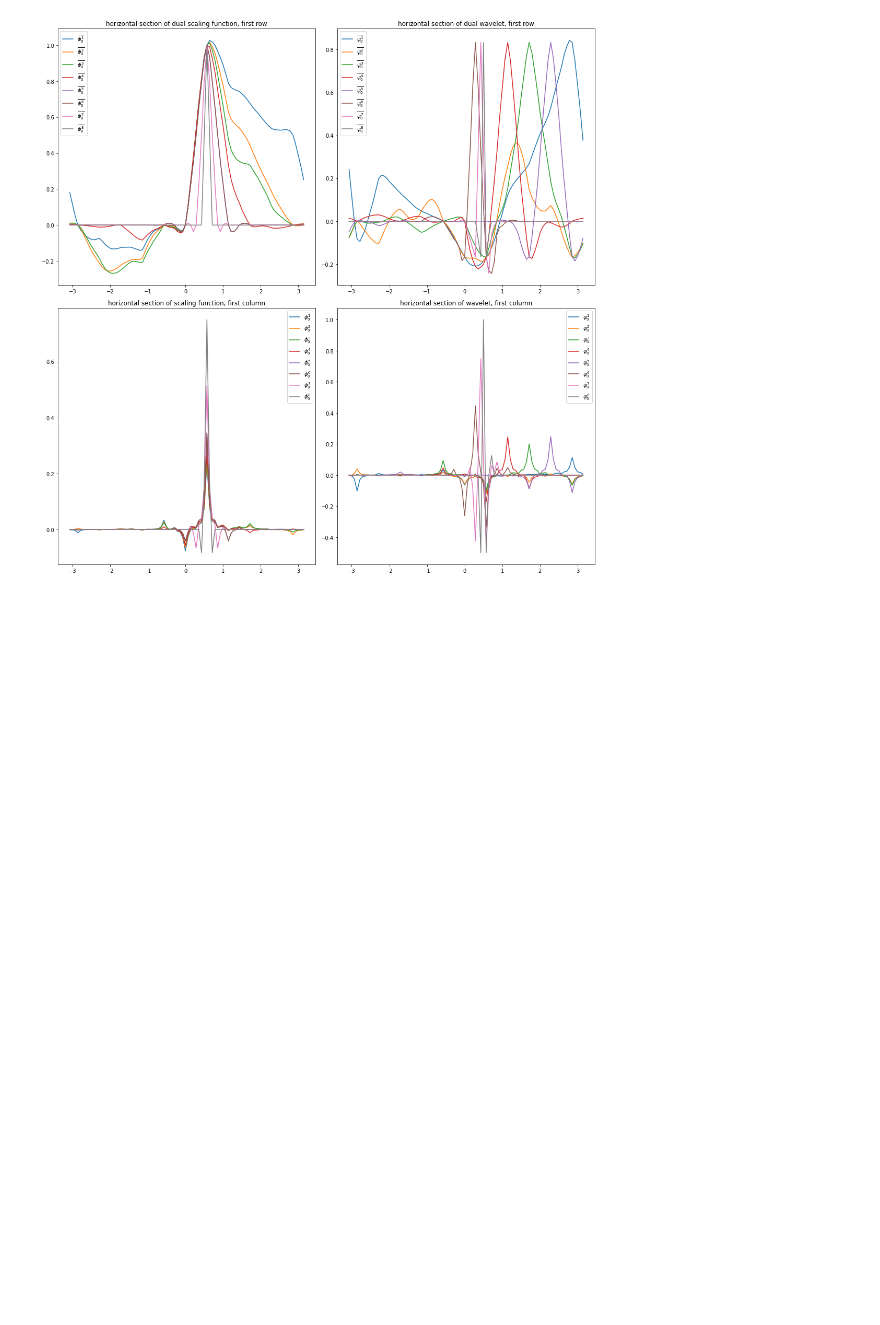
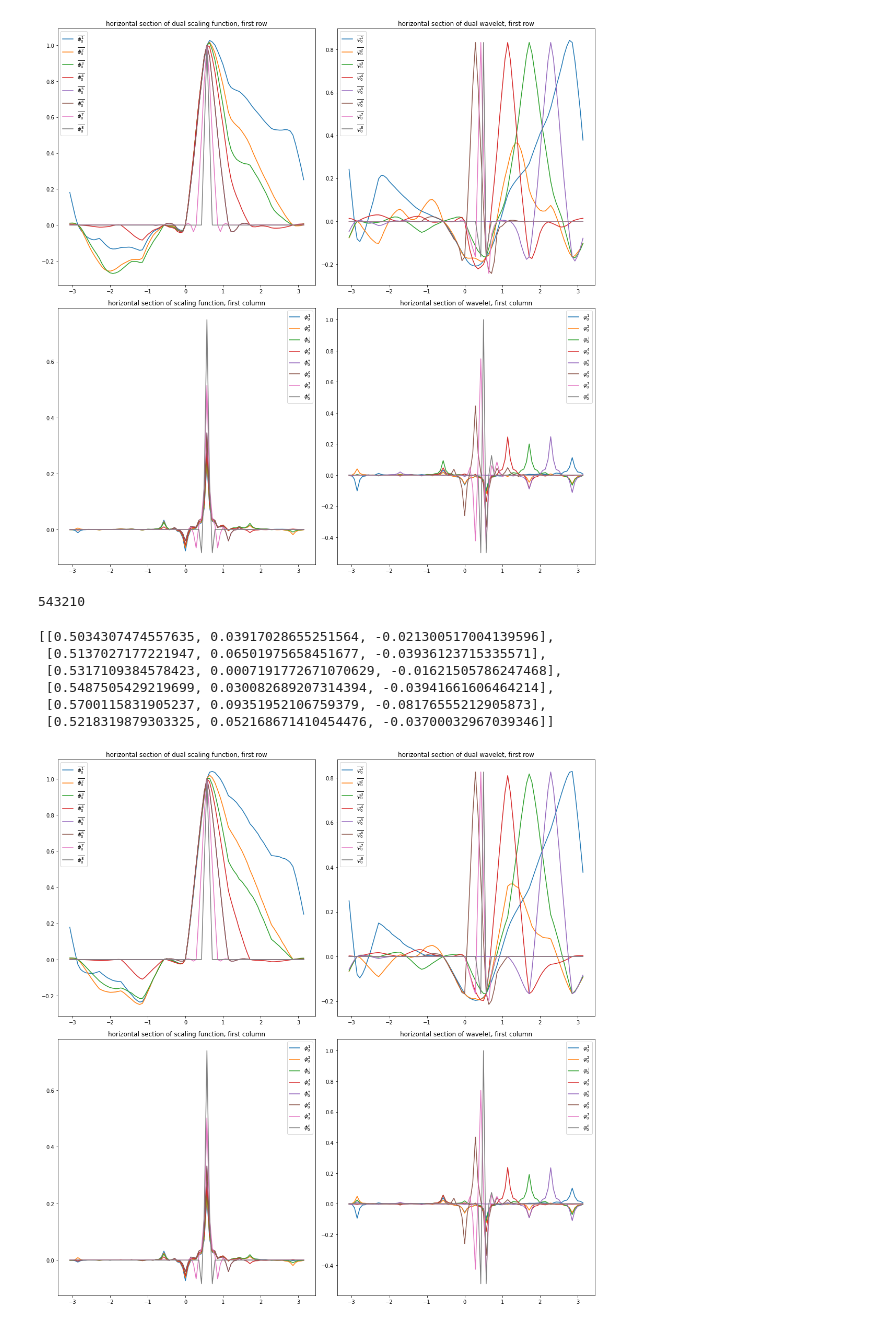
Before and after one commit to SamuelNarvaez/SWF, a Jupyter notebook: Transcoding.ipynb, the cells around one changed output. Saved outputs shown, nothing was run; the diff lists cells and outputs as text; code cells hidden in the pictures; blank space fills up the shorter version.

```diff
--- a/Transcoding.ipynb
+++ b/Transcoding.ipynb
@@ -57,4 +57,52 @@ model = SWF(base,meshset=meshset)
 PlotWavelets(model)
 # %% [output]
 [figure]
+# %%
+from scipy.optimize import minimize
+
+def f(coeffs,key,level_to_optimize=0):
+    ALPHA, BETA = coeffs
+    GAMMA = (1-2*(ALPHA+BETA))/4
+    base = Trimesh(v_3_0,f_3_0,ALPHA=ALPHA,BETA=BETA,GAMMA=GAMMA)
+    first = base.manual_subdivide(v_5_0,f_5_0,ALPHA=key[1][0],BETA=key[1][1],GAMMA=key[1][2])
+    second = first.manual_subdivide(v_5_2,f_5_2,ALPHA=key[2][0],BETA=key[2][1],GAMMA=key[2][2])
+    third = second.manual_subdivide(v_7_4,f_7_4,ALPHA=key[3][0],BETA=key[3][1],GAMMA=key[3][2])
+    fourth = third.manual_subdivide(v_9_6,f_9_6,ALPHA=key[4][0],BETA=key[4][1],GAMMA=key[4][2])
+    fifth = fourth.manual_subdivide(v_11_8,f_11_8,ALPHA=key[5][0],BETA=key[5][1],GAMMA=key[5][2])
+    meshset = [first,second,third,fourth,fifth]
+    model = SWF(base,meshset=meshset)
+    return cost(model,1,1,level_to_optimize)
+
+key = [[None,None,None],[None,None,None],[None,None,None],[None,None,None],[None,None,None],[None,None,None]]
+for i in range(5,-1,-1):
+    print(i, end='')
+    initial_guess = np.array([0.5,0]) + np.random.rand(1,2)/10
+    res = minimize(f,initial_guess,(key,i))
+    a,b = res.x
+    c = (1-2*(a+b))/4
+    key[i] = [a,b,c]
+
+base = Trimesh(v_3_0,f_3_0,ALPHA=key[0][0],BETA=key[0][1],GAMMA=key[0][2])
+first = base.manual_subdivide(v_5_0,f_5_0,ALPHA=key[1][0],BETA=key[1][1],GAMMA=key[1][2])
+second = first.manual_subdivide(v_5_2,f_5_2,ALPHA=key[2][0],BETA=key[2][1],GAMMA=key[2][2])
+third = second.manual_subdivide(v_7_4,f_7_4,ALPHA=key[3][0],BETA=key[3][1],GAMMA=key[3][2])
+fourth = third.manual_subdivide(v_9_6,f_9_6,ALPHA=key[4][0],BETA=key[4][1],GAMMA=key[4][2])
+fifth = fourth.manual_subdivide(v_11_8,f_11_8,ALPHA=key[5][0],BETA=key[5][1],GAMMA=key[5][2])
+opt_meshset = [first,second,third,fourth,fifth]
+optimal = SWF(base,meshset=opt_meshset)
+# %% [output]
+543210
+# %%
+key
+# %% [output]
+[[0.5034307474557635, 0.03917028655251564, -0.021300517004139596],
+ [0.5137027177221947, 0.06501975658451677, -0.03936123715335571],
+ [0.5317109384578423, 0.0007191772671070629, -0.01621505786247468],
+ [0.5487505429219699, 0.030082689207314394, -0.03941661606464214],
+ [0.5700115831905237, 0.09351952106759379, -0.08176555212905873],
+ [0.5218319879303325, 0.052168671410454476, -0.03700032967039346]]
+# %%
+PlotWavelets(optimal)
+# %% [output]
+[figure, added]
 # %%
```
Also changed, not shown: parts of 3 cells of this notebook, 3 other files.
